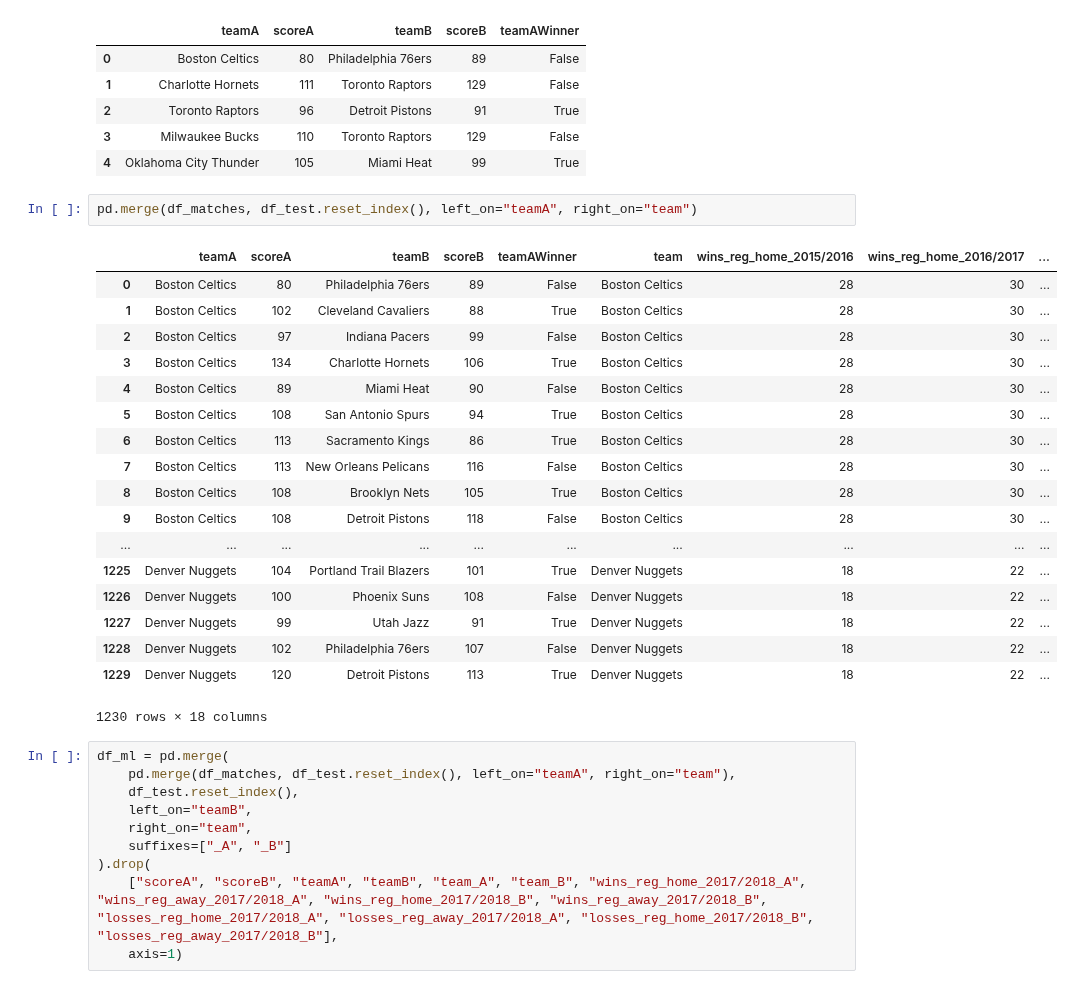
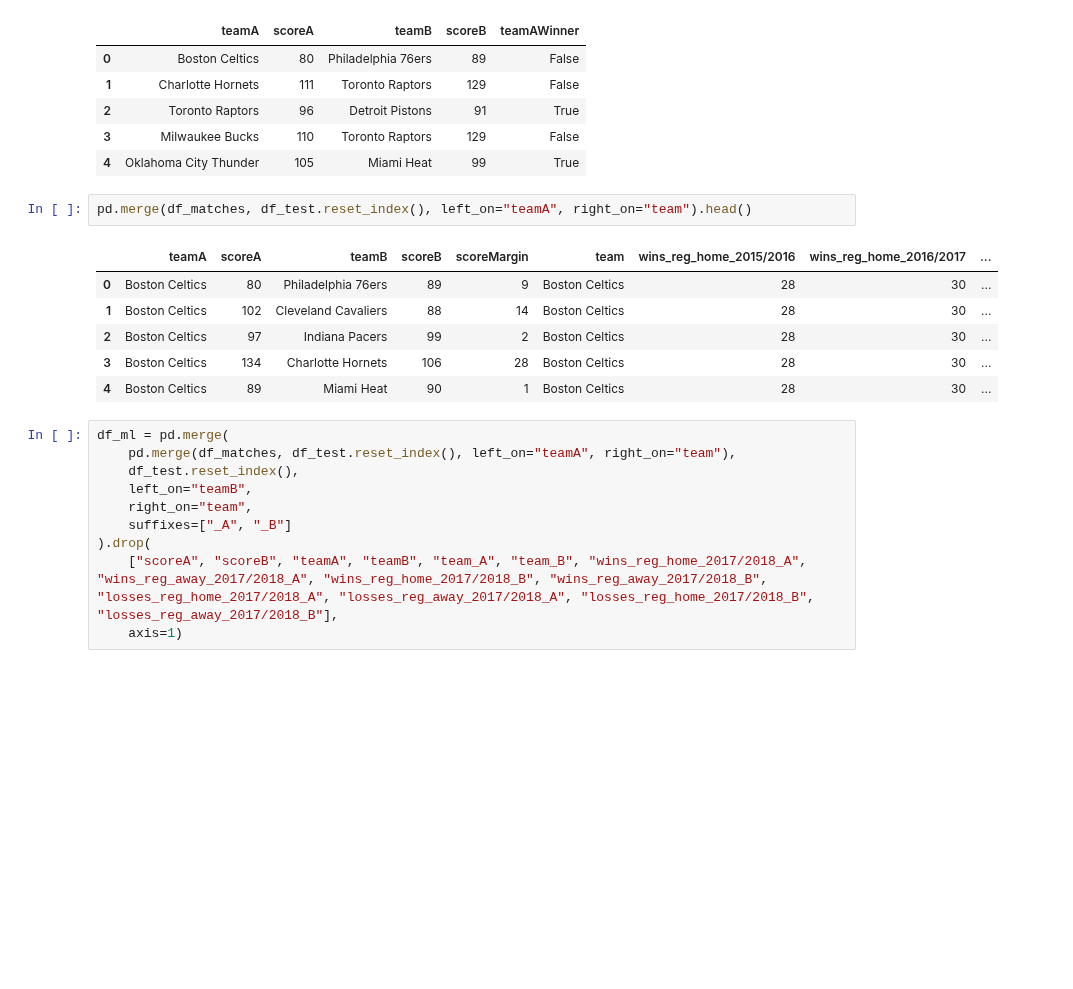
Before and after one commit to jgoerner/SportsPrediction, a Jupyter notebook: NBA/notebooks/1.7-first-model.ipynb, the cells around one changed output. Saved outputs shown, nothing was run; the diff lists cells and outputs as text; blank space fills up the shorter version.

Commit message:
updated scoremargin home away

```diff
--- a/NBA/notebooks/1.7-first-model.ipynb
+++ b/NBA/notebooks/1.7-first-model.ipynb
@@ -154,26 +143,14 @@ df_matches.head()
 | 3 | Milwaukee Bucks | 110 | Toronto Raptors | 129 | False |
 | 4 | Oklahoma City Thunder | 105 | Miami Heat | 99 | True |
 # %%
-pd.merge(df_matches, df_test.reset_index(), left_on="teamA", right_on="team")
+pd.merge(df_matches, df_test.reset_index(), left_on="teamA", right_on="team").head()
 # %% [output]
-|  | teamA | scoreA | teamB | scoreB | teamAWinner | team | wins_reg_home_2015/2016 | wins_reg_home_2016/2017 | ... |
-| 0 | Boston Celtics | 80 | Philadelphia 76ers | 89 | False | Boston Celtics | 28 | 30 | ... |
-| 1 | Boston Celtics | 102 | Cleveland Cavaliers | 88 | True | Boston Celtics | 28 | 30 | ... |
-| 2 | Boston Celtics | 97 | Indiana Pacers | 99 | False | Boston Celtics | 28 | 30 | ... |
-| 3 | Boston Celtics | 134 | Charlotte Hornets | 106 | True | Boston Celtics | 28 | 30 | ... |
-| 4 | Boston Celtics | 89 | Miami Heat | 90 | False | Boston Celtics | 28 | 30 | ... |
-| 5 | Boston Celtics | 108 | San Antonio Spurs | 94 | True | Boston Celtics | 28 | 30 | ... |
-| 6 | Boston Celtics | 113 | Sacramento Kings | 86 | True | Boston Celtics | 28 | 30 | ... |
-| 7 | Boston Celtics | 113 | New Orleans Pelicans | 116 | False | Boston Celtics | 28 | 30 | ... |
-| 8 | Boston Celtics | 108 | Brooklyn Nets | 105 | True | Boston Celtics | 28 | 30 | ... |
-| 9 | Boston Celtics | 108 | Detroit Pistons | 118 | False | Boston Celtics | 28 | 30 | ... |
-| ... | ... | ... | ... | ... | ... | ... | ... | ... | ... |
-| 1225 | Denver Nuggets | 104 | Portland Trail Blazers | 101 | True | Denver Nuggets | 18 | 22 | ... |
-| 1226 | Denver Nuggets | 100 | Phoenix Suns | 108 | False | Denver Nuggets | 18 | 22 | ... |
-| 1227 | Denver Nuggets | 99 | Utah Jazz | 91 | True | Denver Nuggets | 18 | 22 | ... |
-| 1228 | Denver Nuggets | 102 | Philadelphia 76ers | 107 | False | Denver Nuggets | 18 | 22 | ... |
-| 1229 | Denver Nuggets | 120 | Detroit Pistons | 113 | True | Denver Nuggets | 18 | 22 | ... |
+|  | teamA | scoreA | teamB | scoreB | scoreMargin | team | wins_reg_home_2015/2016 | wins_reg_home_2016/2017 | ... |
+| 0 | Boston Celtics | 80 | Philadelphia 76ers | 89 | 9 | Boston Celtics | 28 | 30 | ... |
+| 1 | Boston Celtics | 102 | Cleveland Cavaliers | 88 | 14 | Boston Celtics | 28 | 30 | ... |
+| 2 | Boston Celtics | 97 | Indiana Pacers | 99 | 2 | Boston Celtics | 28 | 30 | ... |
+| 3 | Boston Celtics | 134 | Charlotte Hornets | 106 | 28 | Boston Celtics | 28 | 30 | ... |
+| 4 | Boston Celtics | 89 | Miami Heat | 90 | 1 | Boston Celtics | 28 | 30 | ... |
-1230 rows × 18 columns
 # %%
 df_ml = pd.merge(
     pd.merge(df_matches, df_test.reset_index(), left_on="teamA", right_on="team"),
```
Also changed, not shown: parts of 20 cells of this notebook.
